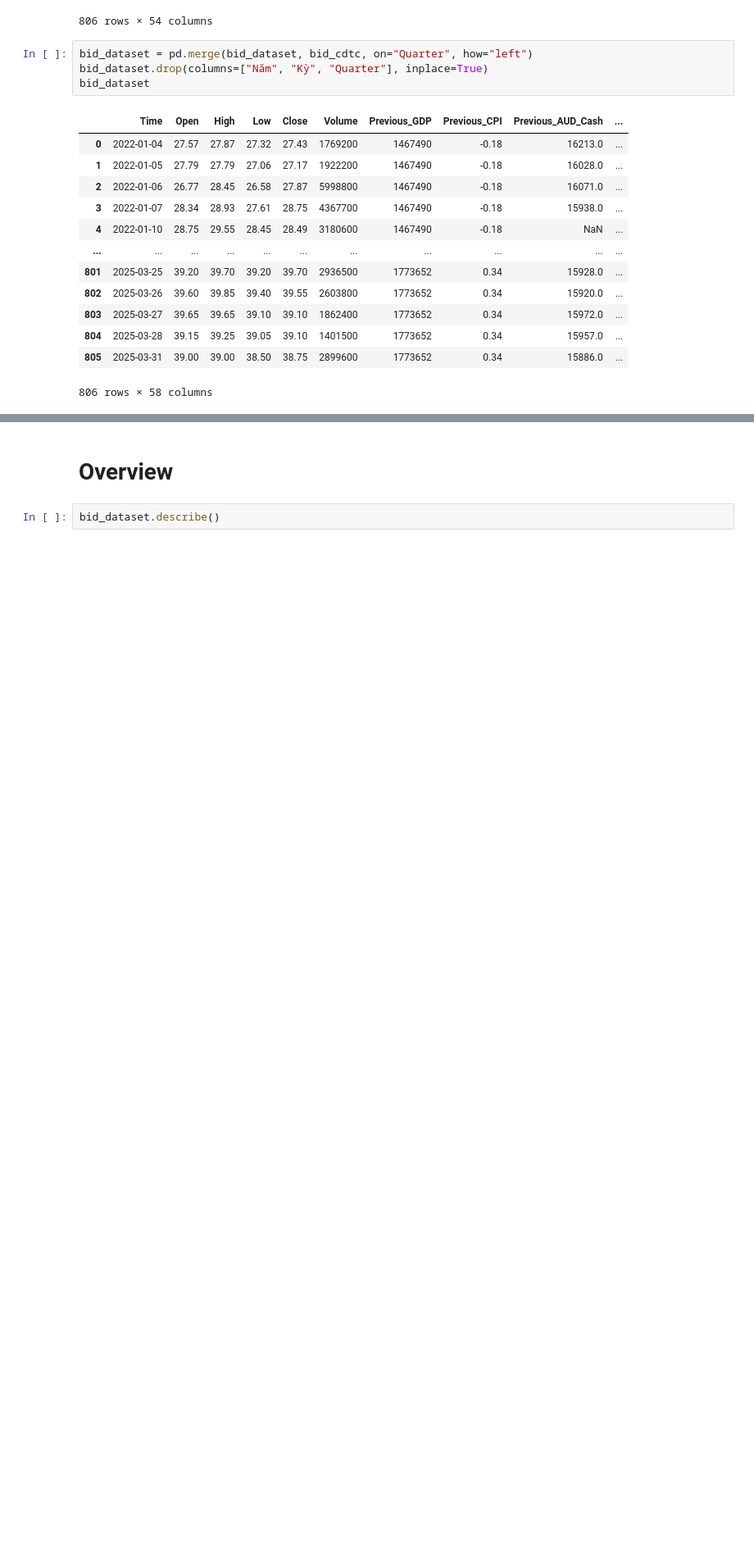
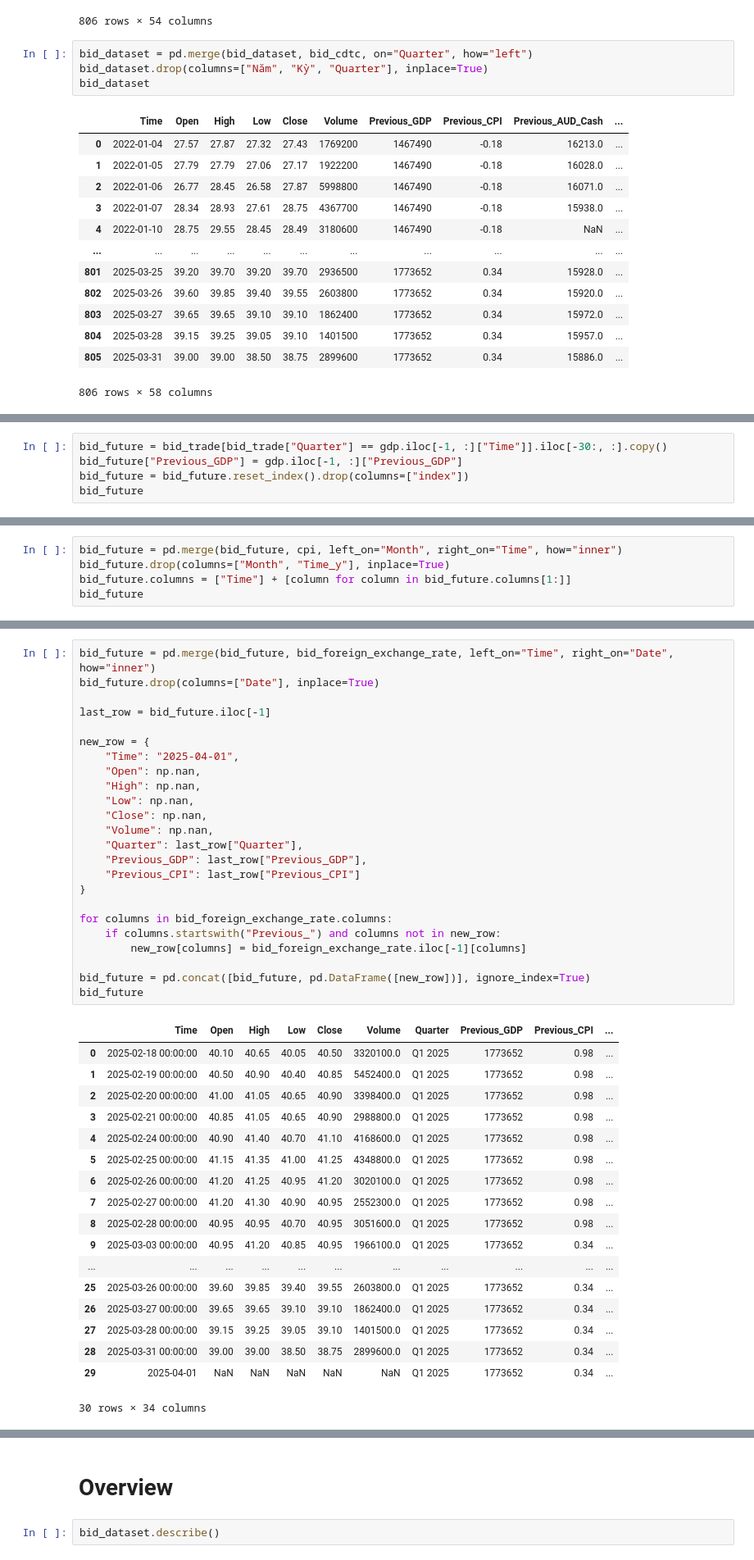
Before and after one commit to uynlu/IS403, a Jupyter notebook: data_preparation/prepare_official_dataset/prepare_bid.ipynb, the cells around one changed output, grey strips where cells are left out. Shown at 82% size. Cells and saved outputs as stored; diff of their text form; blank space fills up the shorter version.

```diff
--- a/data_preparation/prepare_official_dataset/prepare_bid.ipynb
+++ b/data_preparation/prepare_official_dataset/prepare_bid.ipynb
@@ -736,0 +743,5 @@ bid_dataset
+# %%
+bid_future = bid_trade[bid_trade["Quarter"] == gdp.iloc[-1, :]["Time"]].iloc[-30:, :].copy()
+bid_future["Previous_GDP"] = gdp.iloc[-1, :]["Previous_GDP"]
+bid_future = bid_future.reset_index().drop(columns=["index"])
+bid_future
@@ -736,0 +766,5 @@ bid_dataset
+# %%
+bid_future = pd.merge(bid_future, cpi, left_on="Month", right_on="Time", how="inner")
+bid_future.drop(columns=["Month", "Time_y"], inplace=True)
+bid_future.columns = ["Time"] + [column for column in bid_future.columns[1:]]
+bid_future
@@ -736,0 +789,43 @@ bid_dataset
+# %%
+bid_future = pd.merge(bid_future, bid_foreign_exchange_rate, left_on="Time", right_on="Date", how="inner")
+bid_future.drop(columns=["Date"], inplace=True)
+
+last_row = bid_future.iloc[-1]
+
+new_row = {
+    "Time": "2025-04-01",
+    "Open": np.nan,
+    "High": np.nan,
+    "Low": np.nan,
+    "Close": np.nan,
+    "Volume": np.nan,
+    "Quarter": last_row["Quarter"],
+    "Previous_GDP": last_row["Previous_GDP"],
+    "Previous_CPI": last_row["Previous_CPI"]
+}
+
+for columns in bid_foreign_exchange_rate.columns:
+    if columns.startswith("Previous_") and columns not in new_row:
+        new_row[columns] = bid_foreign_exchange_rate.iloc[-1][columns]
+
+bid_future = pd.concat([bid_future, pd.DataFrame([new_row])], ignore_index=True)
+bid_future
+# %% [output]
+|  | Time | Open | High | Low | Close | Volume | Quarter | Previous_GDP | Previous_CPI | ... |
+| 0 | 2025-02-18 00:00:00 | 40.10 | 40.65 | 40.05 | 40.50 | 3320100.0 | Q1 2025 | 1773652 | 0.98 | ... |
+| 1 | 2025-02-19 00:00:00 | 40.50 | 40.90 | 40.40 | 40.85 | 5452400.0 | Q1 2025 | 1773652 | 0.98 | ... |
+| 2 | 2025-02-20 00:00:00 | 41.00 | 41.05 | 40.65 | 40.90 | 3398400.0 | Q1 2025 | 1773652 | 0.98 | ... |
+| 3 | 2025-02-21 00:00:00 | 40.85 | 41.05 | 40.65 | 40.90 | 2988800.0 | Q1 2025 | 1773652 | 0.98 | ... |
+| 4 | 2025-02-24 00:00:00 | 40.90 | 41.40 | 40.70 | 41.10 | 4168600.0 | Q1 2025 | 1773652 | 0.98 | ... |
+| 5 | 2025-02-25 00:00:00 | 41.15 | 41.35 | 41.00 | 41.25 | 4348800.0 | Q1 2025 | 1773652 | 0.98 | ... |
+| 6 | 2025-02-26 00:00:00 | 41.20 | 41.25 | 40.95 | 41.20 | 3020100.0 | Q1 2025 | 1773652 | 0.98 | ... |
+| 7 | 2025-02-27 00:00:00 | 41.20 | 41.30 | 40.90 | 40.95 | 2552300.0 | Q1 2025 | 1773652 | 0.98 | ... |
+| 8 | 2025-02-28 00:00:00 | 40.95 | 40.95 | 40.70 | 40.95 | 3051600.0 | Q1 2025 | 1773652 | 0.98 | ... |
+| 9 | 2025-03-03 00:00:00 | 40.95 | 41.20 | 40.85 | 40.95 | 1966100.0 | Q1 2025 | 1773652 | 0.34 | ... |
+| ... | ... | ... | ... | ... | ... | ... | ... | ... | ... | ... |
+| 25 | 2025-03-26 00:00:00 | 39.60 | 39.85 | 39.40 | 39.55 | 2603800.0 | Q1 2025 | 1773652 | 0.34 | ... |
+| 26 | 2025-03-27 00:00:00 | 39.65 | 39.65 | 39.10 | 39.10 | 1862400.0 | Q1 2025 | 1773652 | 0.34 | ... |
+| 27 | 2025-03-28 00:00:00 | 39.15 | 39.25 | 39.05 | 39.10 | 1401500.0 | Q1 2025 | 1773652 | 0.34 | ... |
+| 28 | 2025-03-31 00:00:00 | 39.00 | 39.00 | 38.50 | 38.75 | 2899600.0 | Q1 2025 | 1773652 | 0.34 | ... |
+| 29 | 2025-04-01 | NaN | NaN | NaN | NaN | NaN | Q1 2025 | 1773652 | 0.34 | ... |
+30 rows × 34 columns
```
Also changed, not shown: parts of 9 cells of this notebook, 36 other files.
